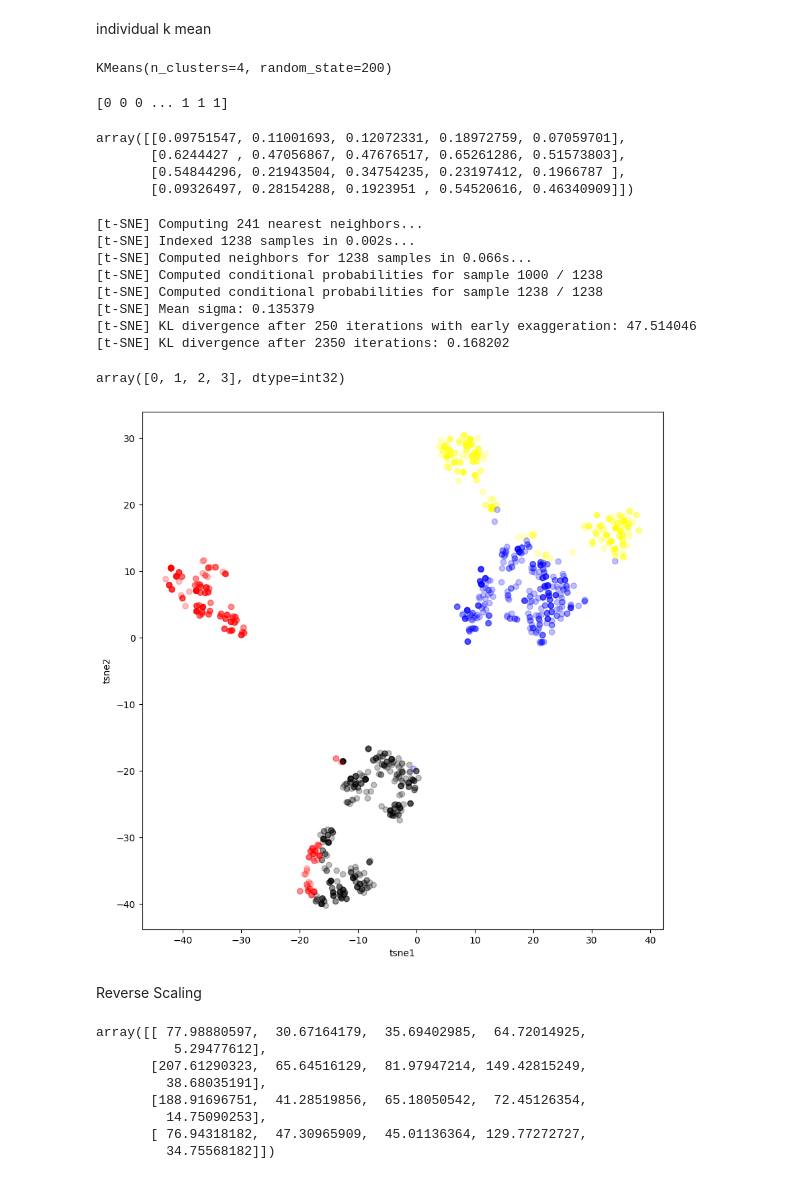
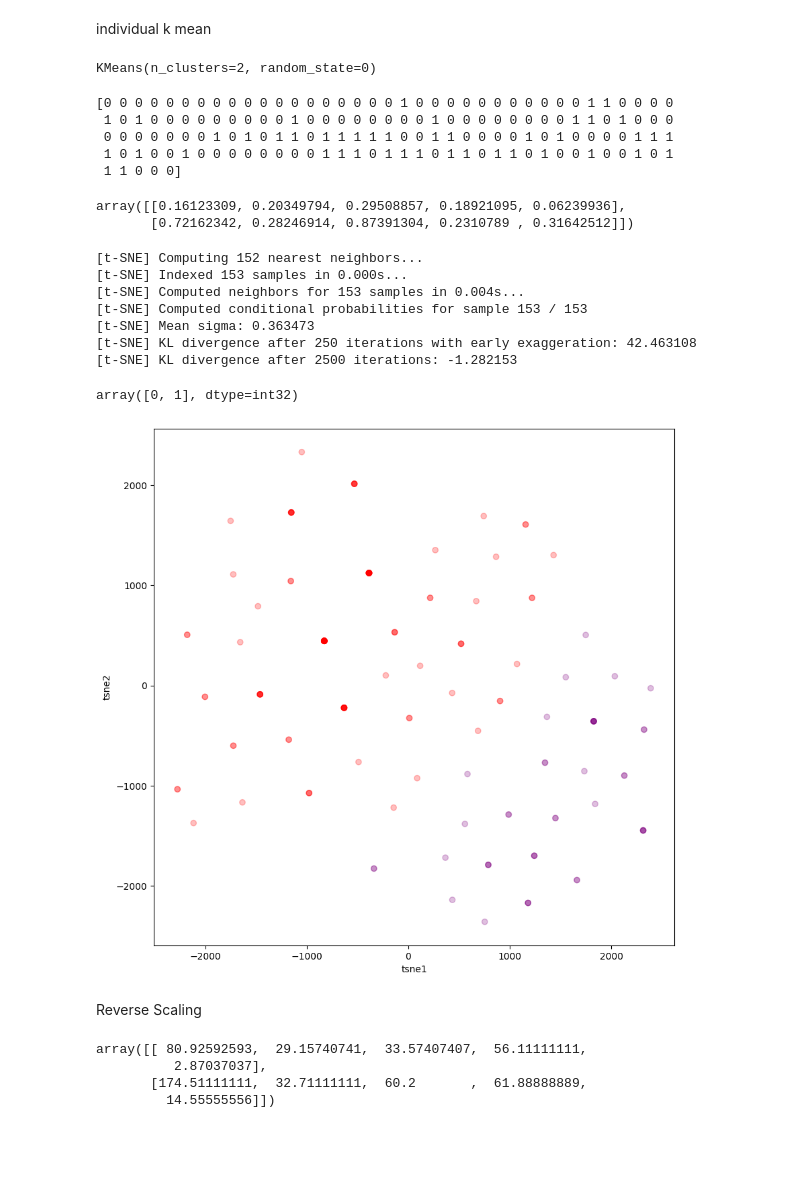
Before and after one commit to LazyHooks/AI_Jobs_Disruption, a Jupyter notebook: pp_aut.ipynb, the cells around one changed output. Saved outputs shown, nothing was run; the diff lists cells and outputs as text; code cells hidden in the pictures; blank space fills up the shorter version.

```diff
--- a/pp_aut.ipynb
+++ b/pp_aut.ipynb
@@ -150,11 +150,11 @@ plt.show()
 # %%
 from sklearn.cluster import KMeans
 cs = []
-for i in range(1, 10):
+for i in range(1, 12):
     kmeans = KMeans(n_clusters = i, init = 'k-means++', max_iter = 300, n_init = 10, random_state = 0)
     kmeans.fit(X)
     cs.append(kmeans.inertia_)
-plt.plot(range(1, 10), cs)
+plt.plot(range(1, 12), cs)
 plt.title('The Elbow Method')
 plt.xlabel('Number of clusters')
 plt.ylabel('CS')
@@ -166,53 +166,54 @@ individual k mean
 # %%
 from sklearn.cluster import KMeans
 
-kmeans = KMeans(n_clusters=4, random_state=200)
+kmeans = KMeans(n_clusters=2, random_state=0)
 
 kmeans.fit(X)
 # %% [output]
-KMeans(n_clusters=4, random_state=200)
+KMeans(n_clusters=2, random_state=0)
 # %%
 labels=kmeans.labels_
 pd.DataFrame(labels).to_csv('pp_aut_l.csv')
 print(labels)
 # %% [output]
-[0 0 0 ... 1 1 1]
+[0 0 0 0 0 0 0 0 0 0 0 0 0 0 0 0 0 0 0 1 0 0 0 0 0 0 0 0 0 0 0 1 1 0 0 0 0
+ 1 0 1 0 0 0 0 0 0 0 0 0 1 0 0 0 0 0 0 0 0 1 0 0 0 0 0 0 0 0 1 1 0 1 0 0 0
+ 0 0 0 0 0 0 0 1 0 1 0 1 1 0 1 1 1 1 1 0 0 1 1 0 0 0 0 1 0 1 0 0 0 0 1 1 1
+ 1 0 1 0 0 1 0 0 0 0 0 0 0 0 1 1 1 0 1 1 1 0 1 1 0 1 1 0 1 0 0 1 0 0 1 0 1
+ 1 1 0 0 0]
 # %%
 Z=kmeans.cluster_centers_
 Z
 # %% [output]
-array([[0.09751547, 0.11001693, 0.12072331, 0.18972759, 0.07059701],
-       [0.6244427 , 0.47056867, 0.47676517, 0.65261286, 0.51573803],
-       [0.54844296, 0.21943504, 0.34754235, 0.23197412, 0.1966787 ],
-       [0.09326497, 0.28154288, 0.1923951 , 0.54520616, 0.46340909]])
+array([[0.16123309, 0.20349794, 0.29508857, 0.18921095, 0.06239936],
+       [0.72162342, 0.28246914, 0.87391304, 0.2310789 , 0.31642512]])
 # %%
 import matplotlib
 # %%
-tsne = TSNE(n_components=2, verbose=1, perplexity=80, n_iter=2500, learning_rate=200)
+tsne = TSNE(n_components=2, verbose=1, perplexity=80, n_iter=2500, learning_rate=400)
 tsne_scale_results = tsne.fit_transform(X)
 tsne_df_scale = pd.DataFrame(tsne_scale_results, columns=['tsne1', 'tsne2'])
 # %% [output]
-[t-SNE] Computing 241 nearest neighbors...
-[t-SNE] Indexed 1238 samples in 0.002s...
-[t-SNE] Computed neighbors for 1238 samples in 0.066s...
-[t-SNE] Computed conditional probabilities for sample 1000 / 1238
-[t-SNE] Computed conditional probabilities for sample 1238 / 1238
-[t-SNE] Mean sigma: 0.135379
-[t-SNE] KL divergence after 250 iterations with early exaggeration: 47.514046
-[t-SNE] KL divergence after 2350 iterations: 0.168202
+[t-SNE] Computing 152 nearest neighbors...
+[t-SNE] Indexed 153 samples in 0.000s...
+[t-SNE] Computed neighbors for 153 samples in 0.004s...
+[t-SNE] Computed conditional probabilities for sample 153 / 153
+[t-SNE] Mean sigma: 0.363473
+[t-SNE] KL divergence after 250 iterations with early exaggeration: 42.463108
+[t-SNE] KL divergence after 2500 iterations: -1.282153
 # %%
 np.unique(labels)
 # %% [output]
-array([0, 1, 2, 3], dtype=int32)
+array([0, 1], dtype=int32)
 # %%
-colors = ["red","green","blue","purple","yellow","cyan","black"]
+colors = ["red","green","blue","purple"]
 plt.figure(figsize = (10,10))
 plt.scatter(tsne_df_scale.iloc[:,0],tsne_df_scale.iloc[:,1],alpha=0.25, c=labels, cmap=matplotlib.colors.ListedColormap(colors))
 plt.xlabel('tsne1')
 plt.ylabel('tsne2')
 plt.show()
 # %% [output]
-[figure, old version]
+[figure, new version]
 # %% [markdown]
 Reverse Scaling
 # %%
@@ -220,11 +221,7 @@ Z2 = ms.inverse_transform(Z)
 pd.DataFrame(Z2).to_csv('cc_pp_aut.csv')
 Z2
 # %% [output]
-array([[ 77.98880597,  30.67164179,  35.69402985,  64.72014925,
-          5.29477612],
-       [207.61290323,  65.64516129,  81.97947214, 149.42815249,
-         38.68035191],
-       [188.91696751,  41.28519856,  65.18050542,  72.45126354,
-         14.75090253],
-       [ 76.94318182,  47.30965909,  45.01136364, 129.77272727,
-         34.75568182]])
+array([[ 80.92592593,  29.15740741,  33.57407407,  56.11111111,
+          2.87037037],
+       [174.51111111,  32.71111111,  60.2       ,  61.88888889,
+         14.55555556]])
```
Also changed, not shown: parts of 8 cells of this notebook.
